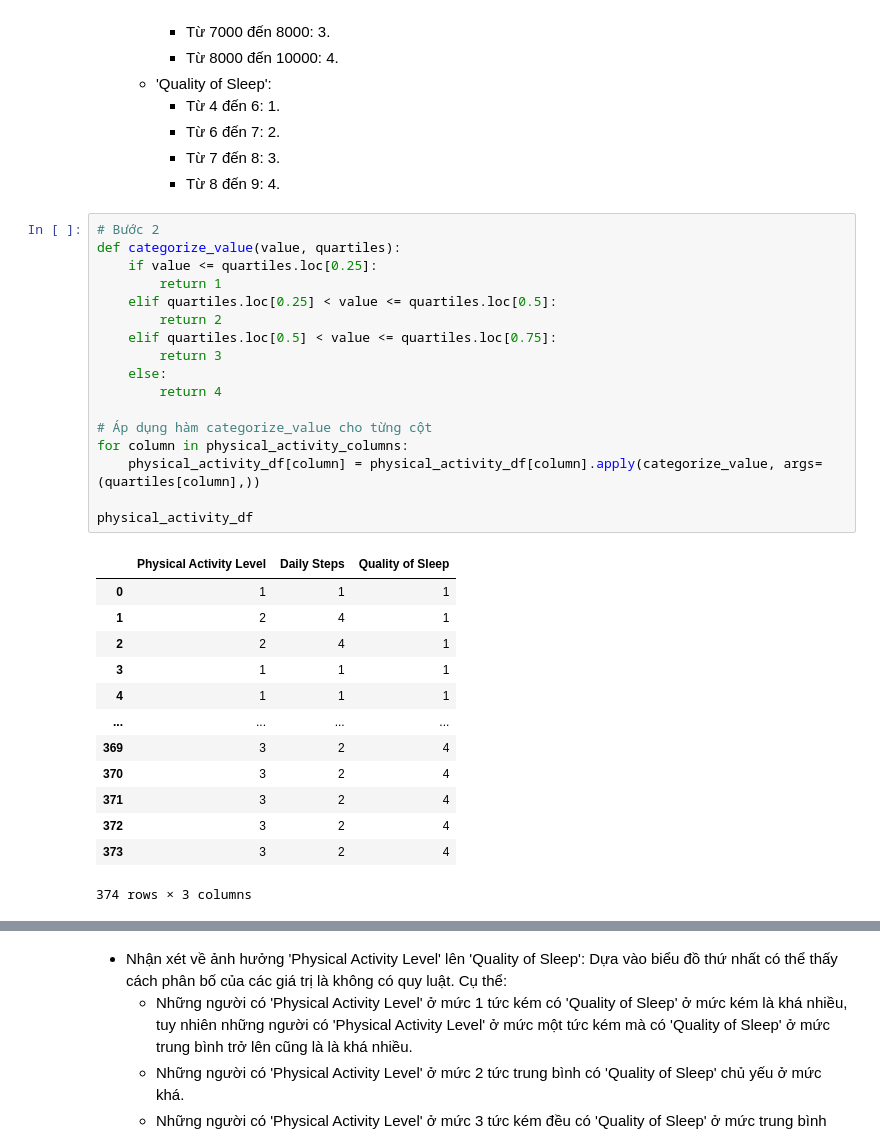
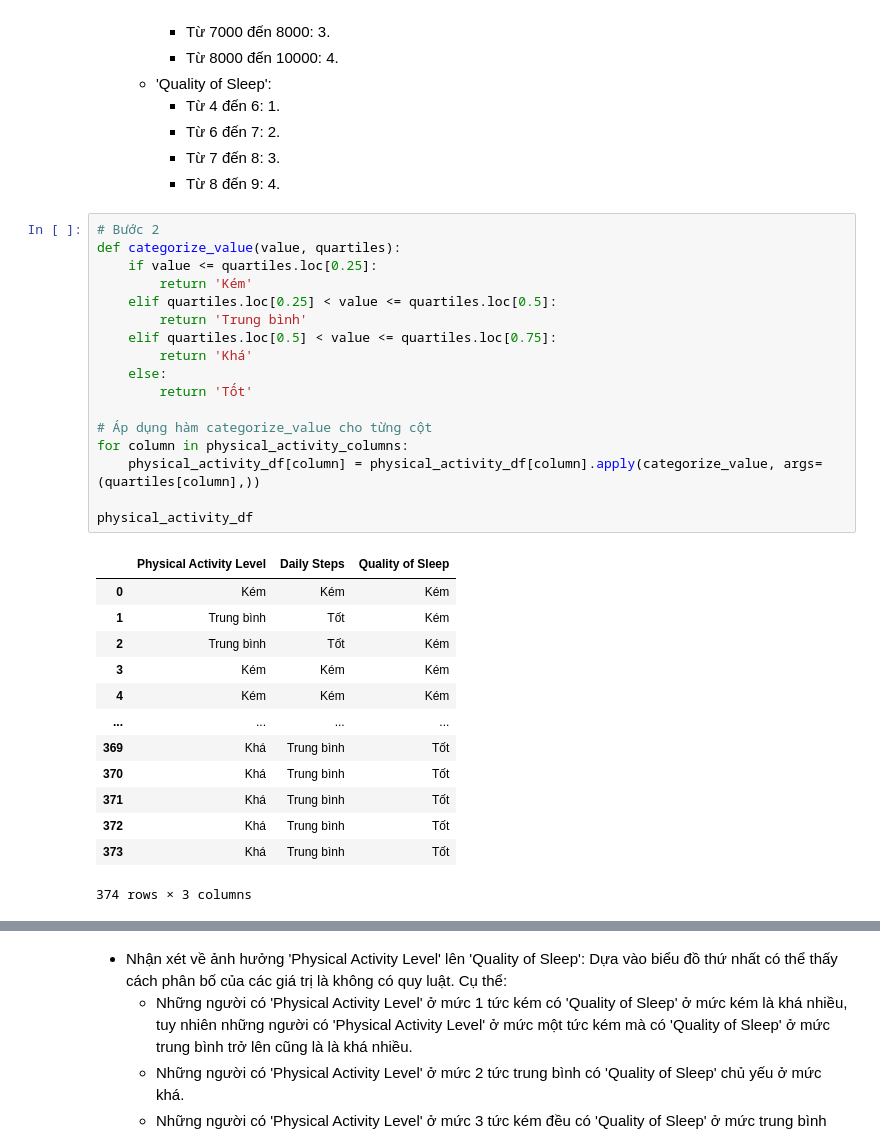
Before and after one commit to khiemnguyen812/Final_Prj_CSC17104_21KHDL1, a Jupyter notebook: Notebook.ipynb, the cells around one changed output, grey strips where cells are left out. Drawn from its saved outputs; the diff is of its cells as text.

```diff
--- a/Notebook.ipynb
+++ b/Notebook.ipynb
@@ -457,33 +444,33 @@ quartiles
 # %%
 # Bước 2
 def categorize_value(value, quartiles):
     if value <= quartiles.loc[0.25]:
-        return 1
+        return 'Kém'
     elif quartiles.loc[0.25] < value <= quartiles.loc[0.5]:
-        return 2
+        return 'Trung bình'
     elif quartiles.loc[0.5] < value <= quartiles.loc[0.75]:
-        return 3
+        return 'Khá'
     else:
-        return 4
+        return 'Tốt'
 
 # Áp dụng hàm categorize_value cho từng cột
 for column in physical_activity_columns:
     physical_activity_df[column] = physical_activity_df[column].apply(categorize_value, args=(quartiles[column],))
 
 physical_activity_df
 # %% [output]
 |  | Physical Activity Level | Daily Steps | Quality of Sleep |
-| 0 | 1 | 1 | 1 |
-| 1 | 2 | 4 | 1 |
-| 2 | 2 | 4 | 1 |
-| 3 | 1 | 1 | 1 |
-| 4 | 1 | 1 | 1 |
+| 0 | Kém | Kém | Kém |
+| 1 | Trung bình | Tốt | Kém |
+| 2 | Trung bình | Tốt | Kém |
+| 3 | Kém | Kém | Kém |
+| 4 | Kém | Kém | Kém |
 | ... | ... | ... | ... |
-| 369 | 3 | 2 | 4 |
-| 370 | 3 | 2 | 4 |
-| 371 | 3 | 2 | 4 |
-| 372 | 3 | 2 | 4 |
-| 373 | 3 | 2 | 4 |
+| 369 | Khá | Trung bình | Tốt |
+| 370 | Khá | Trung bình | Tốt |
+| 371 | Khá | Trung bình | Tốt |
+| 372 | Khá | Trung bình | Tốt |
+| 373 | Khá | Trung bình | Tốt |
 374 rows × 3 columns
 # %%
 # Bước 3
```
Also changed, not shown: parts of 15 cells of this notebook, 1 other file.
